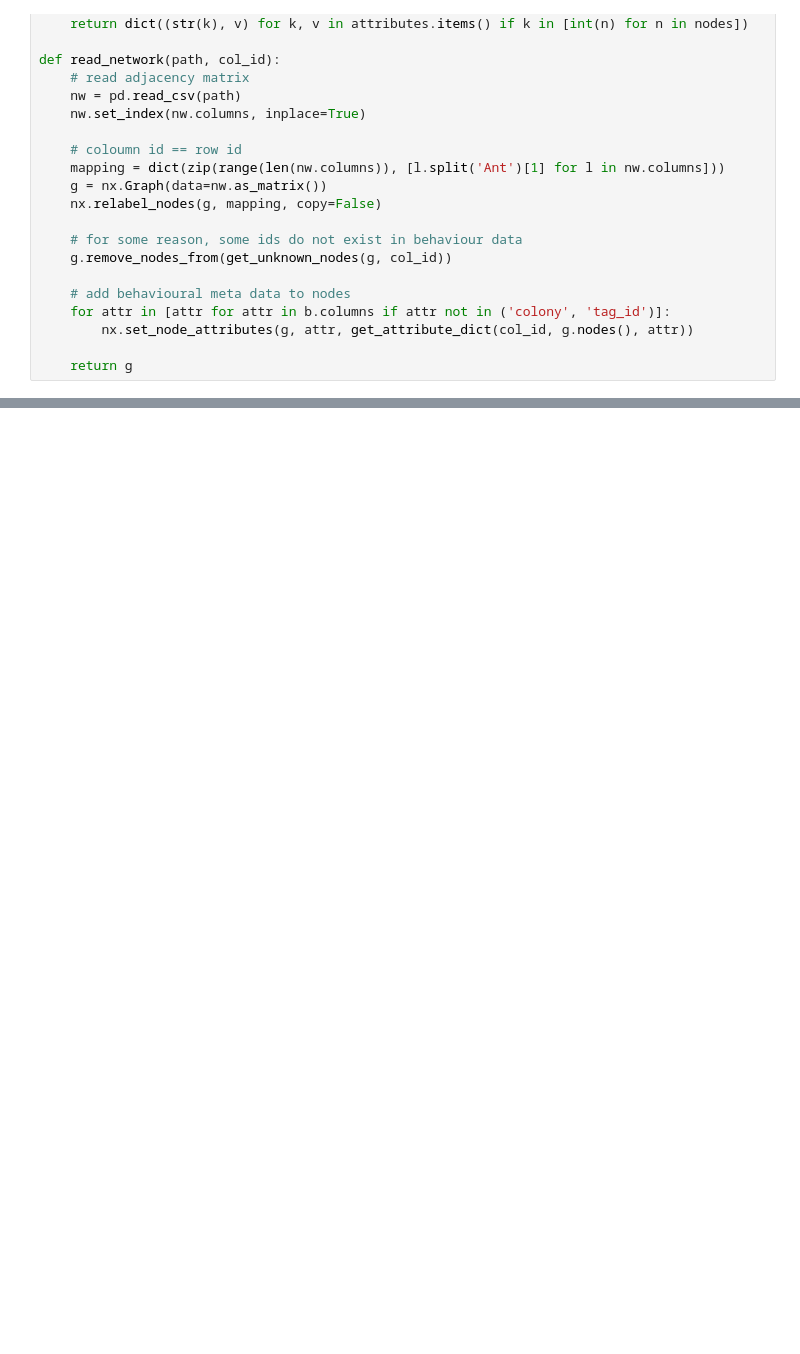
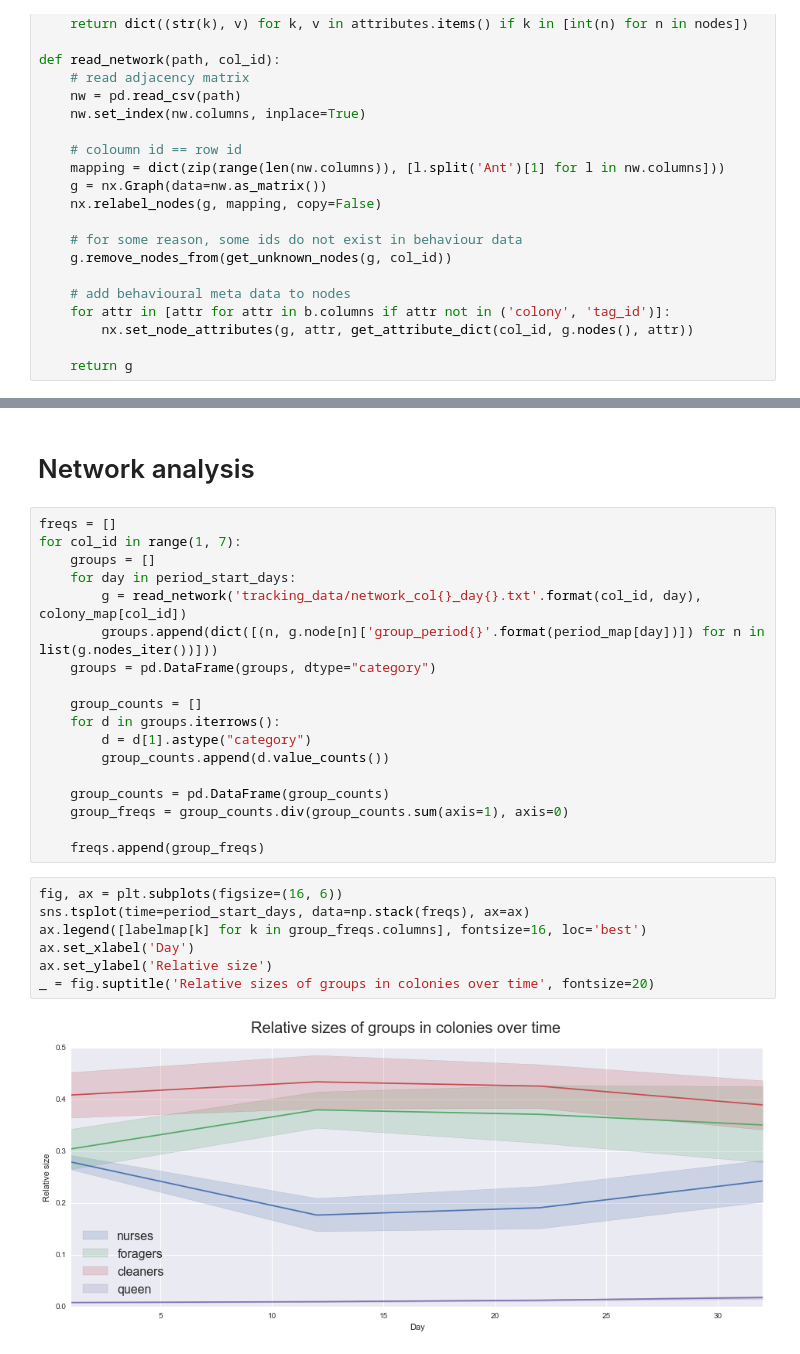
Before and after one commit to nebw/CNA_2016_project, a Jupyter notebook: Colony Graph Visualization.ipynb, the cells around one changed output, grey strips where cells are left out. Saved outputs shown, nothing was run; the diff lists cells and outputs as text; blank space fills up the shorter version.

```diff
--- a/Colony Graph Visualization.ipynb
+++ b/Colony Graph Visualization.ipynb
@@ -130,0 +138,29 @@ for day in range(1, 10):
+# %% [markdown]
+# Network analysis
+# %%
+freqs = []
+for col_id in range(1, 7):
+    groups = []
+    for day in period_start_days:
+        g = read_network('tracking_data/network_col{}_day{}.txt'.format(col_id, day), colony_map[col_id])
+        groups.append(dict([(n, g.node[n]['group_period{}'.format(period_map[day])]) for n in list(g.nodes_iter())]))
+    groups = pd.DataFrame(groups, dtype="category")
+
+    group_counts = []
+    for d in groups.iterrows():
+        d = d[1].astype("category")
+        group_counts.append(d.value_counts())
+
+    group_counts = pd.DataFrame(group_counts)
+    group_freqs = group_counts.div(group_counts.sum(axis=1), axis=0)
+
+    freqs.append(group_freqs)
+# %%
+fig, ax = plt.subplots(figsize=(16, 6))
+sns.tsplot(time=period_start_days, data=np.stack(freqs), ax=ax)
+ax.legend([labelmap[k] for k in group_freqs.columns], fontsize=16, loc='best')
+ax.set_xlabel('Day')
+ax.set_ylabel('Relative size')
+_ = fig.suptitle('Relative sizes of groups in colonies over time', fontsize=20)
+# %% [output]
+[figure, added]
```
Also changed, not shown: parts of 10 cells of this notebook.
